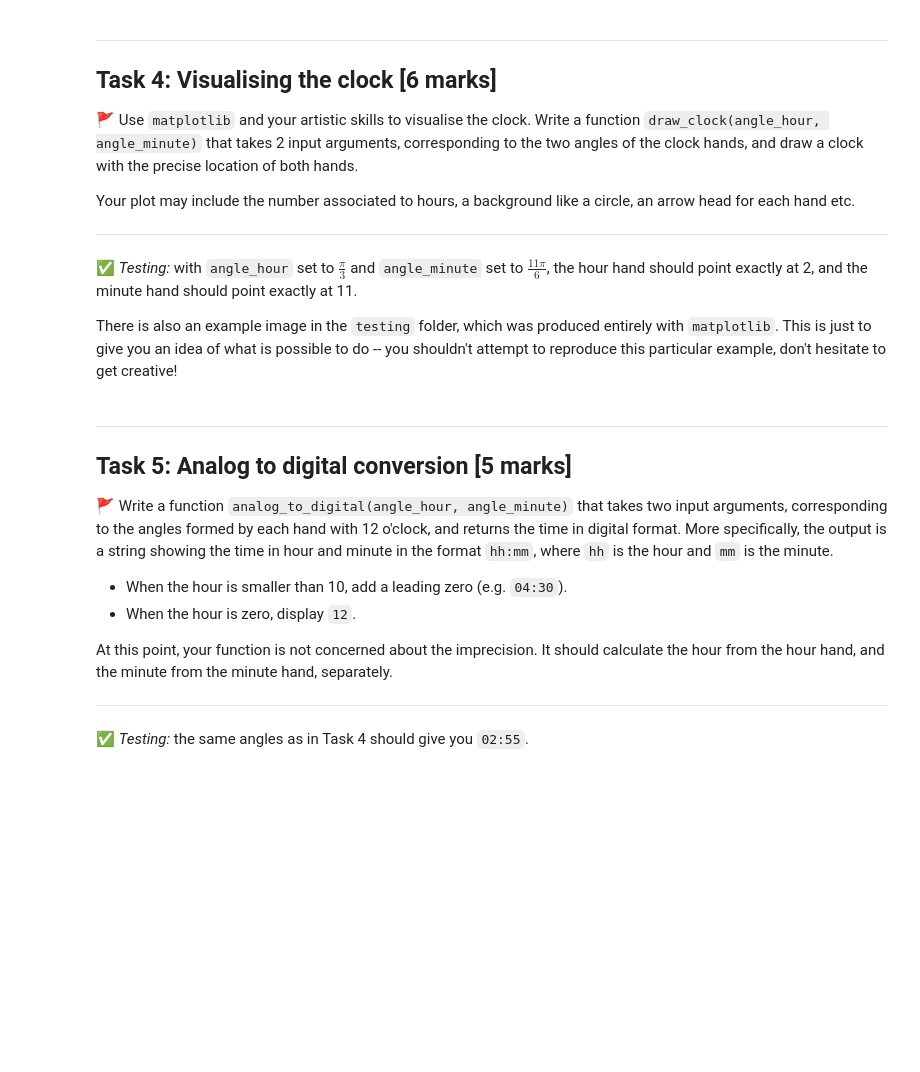
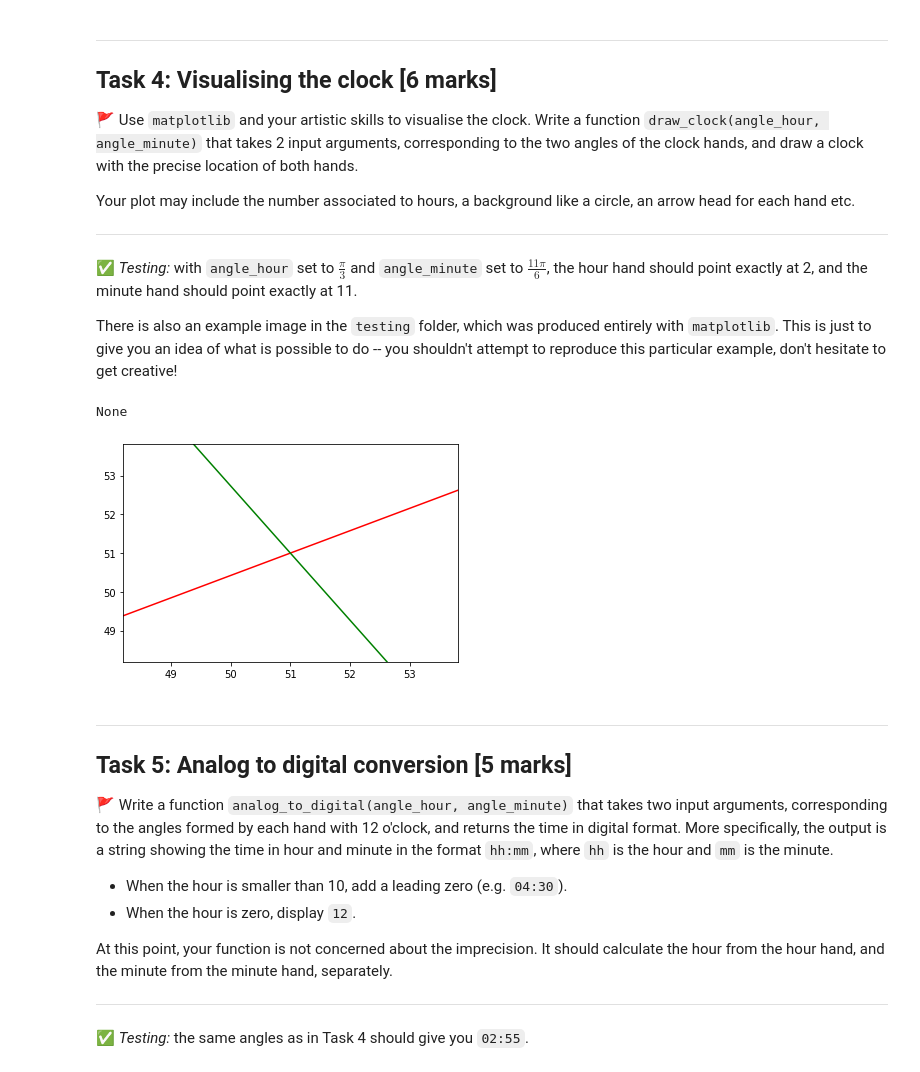
Before and after one commit to primroseisaseal/python-project, a Jupyter notebook: project_1.ipynb, the cells around one changed output. Drawn from its saved outputs; the diff is of its cells as text; code cells hidden in the pictures; blank space fills up the shorter version.

```diff
--- a/project_1.ipynb
+++ b/project_1.ipynb
@@ -235,6 +235,21 @@ Your plot may include the number associated to hours, a background like a circle
 ✅ *Testing:* with `angle_hour` set to $\frac{\pi}{3}$ and `angle_minute` set to $\frac{11\pi}{6}$, the hour hand should point exactly at 2, and the minute hand should point exactly at 11.
 
 There is also an example image in the `testing` folder, which was produced entirely with `matplotlib`. This is just to give you an idea of what is possible to do -- you shouldn't attempt to reproduce this particular example, don't hesitate to get creative!
+# %%
+def draw_clock(angle_hour,angle_minute):
+    angle_y_hour = np.pi/2 - angle_hour
+    angle_y_minute  = np.pi/2 - angle_minute
+    slope_hour = np.tan(angle_y_hour)
+    slope_minute = np.tan(angle_y_minute)
+    fig = plt.figure()
+    ax = fig.add_subplot(1, 1, 1)
+    ax.axline(xy1=(51, 51), slope=slope_hour, color='r')
+    ax.axline(xy1=(51, 51), slope=slope_minute, color='g')
+
+print(draw_clock(np.pi/3,np.pi*11/6))
+# %% [output]
+None
+[figure, added]
 # %% [markdown]
 ---
 ## Task 5: Analog to digital conversion [5 marks]
```
